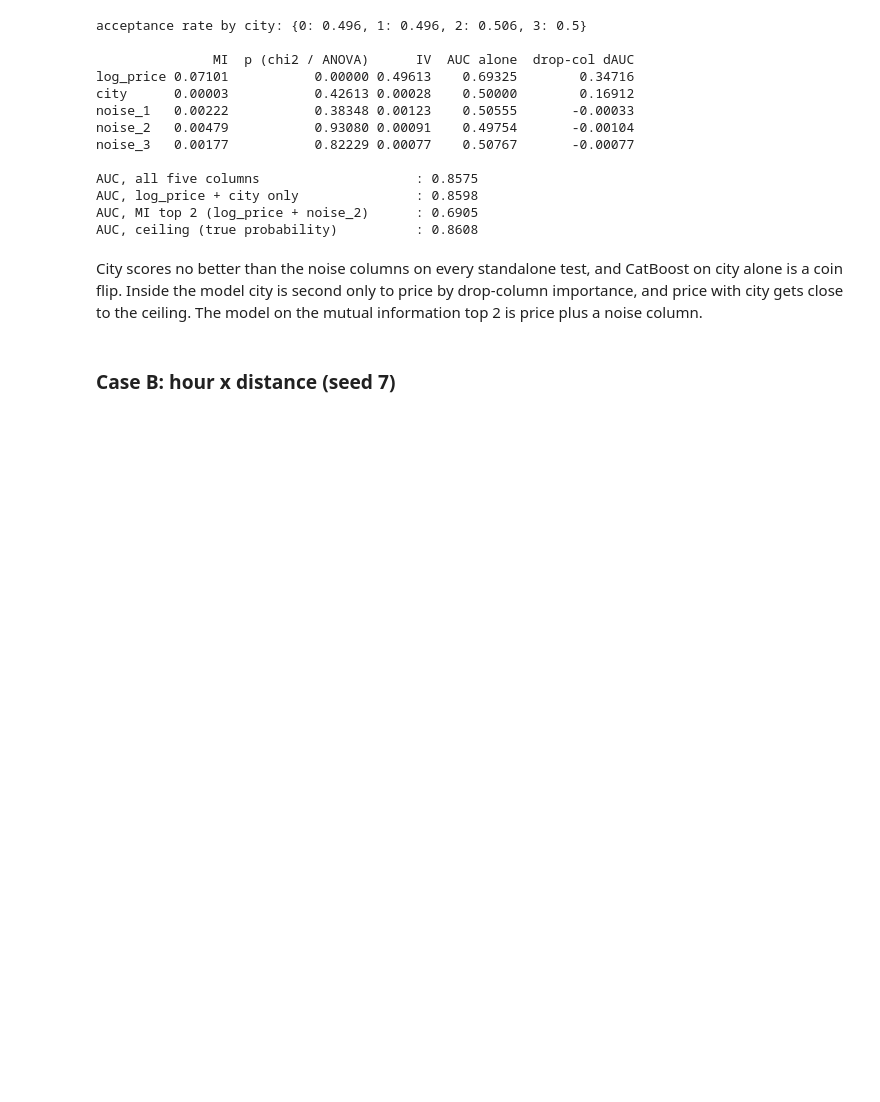
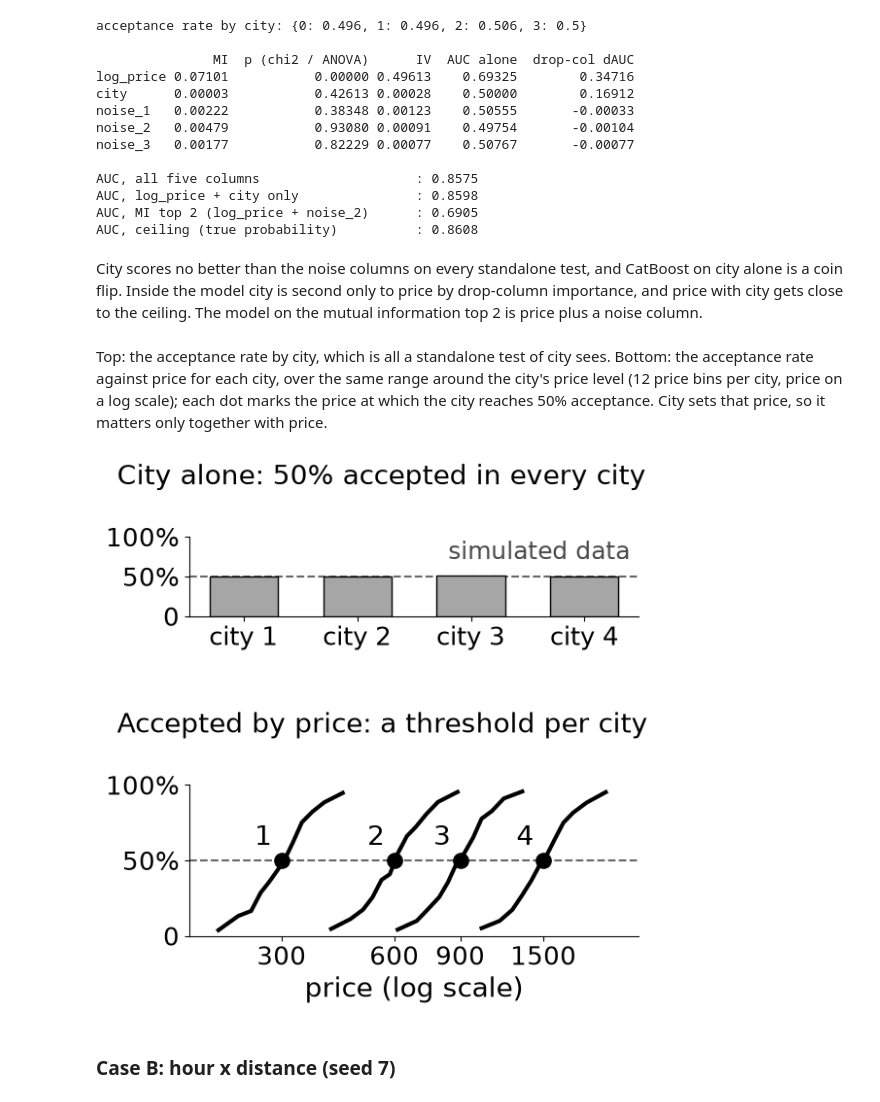
Before and after one commit to firefly1248/demo-notebooks, a Jupyter notebook: notebooks/feature_selection/standalone_tests_feature_selection.ipynb, the cells around one changed output. Saved outputs shown, nothing was run; the diff lists cells and outputs as text; code cells hidden in the pictures; blank space fills up the shorter version.

```diff
--- a/notebooks/feature_selection/standalone_tests_feature_selection.ipynb
+++ b/notebooks/feature_selection/standalone_tests_feature_selection.ipynb
@@ -282,6 +317,41 @@ City scores no better than the noise columns on every standalone test, and CatBo
 flip. Inside the model city is second only to price by drop-column importance, and price with
 city gets close to the ceiling. The model on the mutual information top 2 is price plus a noise
 column.
+# %% [markdown]
+Top: the acceptance rate by city, which is all a standalone test of city sees. Bottom: the
+acceptance rate against price for each city, over the same range around the city's price level
+(12 price bins per city, price on a log scale); each dot marks the price at which the city reaches
+50% acceptance. City sets that price, so it matters only together with price.
+# %%
+d = df_a.assign(y=y_a, price=np.exp(df_a.log_price))
+levels = [300, 600, 900, 1500]   # the price levels of gen_a: acceptance is 50% at a city's level
+fig, (ax1, ax2) = plt.subplots(2, 1, figsize=(6, 6), gridspec_kw={"height_ratios": [1, 1.9]})
+rates = d.groupby("city").y.mean()
+ax1.bar([f"city {c + 1}" for c in rates.index], rates.values, color="0.65", edgecolor="black", width=0.6)
+ax1.text(0.98, 0.95, "simulated data", transform=ax1.transAxes, ha="right", va="top", fontsize=18, color="0.3")
+for c, g in d.groupby("city"):
+    g = g[(np.log(g.price / levels[c])).abs() <= 0.5]   # the same range around each city's level (2 sd)
+    b = g.groupby(pd.qcut(g.price, 12), observed=True).agg(price=("price", "median"), y=("y", "mean"))
+    ax2.plot(b.price, b.y, color="black", lw=3)
+    ax2.plot(levels[c], 0.5, "o", color="black", ms=11)
+    ax2.text(levels[c] / 1.06, 0.56, str(c + 1), fontsize=20, ha="right", va="bottom")
+ax2.set_xscale("log")
+ax2.set_xlim(170, 2700)
+ax2.set_xticks(levels, [str(v) for v in levels])
+ax2.minorticks_off()
+ax2.set_xlabel("price (log scale)", fontsize=20)
+for ax, title in ((ax1, "City alone: 50% accepted in every city"), (ax2, "Accepted by price: a threshold per city")):
+    ax.axhline(0.5, color="0.4", ls="--", lw=1.5, zorder=0)
+    ax.set_ylim(0, 1)
+    ax.set_yticks([0, 0.5, 1], ["0", "50%", "100%"])
+    ax.tick_params(labelsize=19)
+    ax.annotate(title, xy=(-0.16, 1), xycoords="axes fraction", xytext=(0, 34), textcoords="offset points",
+                fontsize=20, ha="left", va="bottom")  # one empty line between the title and the plot
+fig.tight_layout(h_pad=3)
+fig.savefig("standalone_tests_city_price.png")
+plt.show()
+# %% [output]
+[figure, added]
 # %% [markdown]
 ### Case B: hour x distance (seed 7)
 # %%
```
Also changed, not shown: parts of 44 cells of this notebook, 4 other files.
